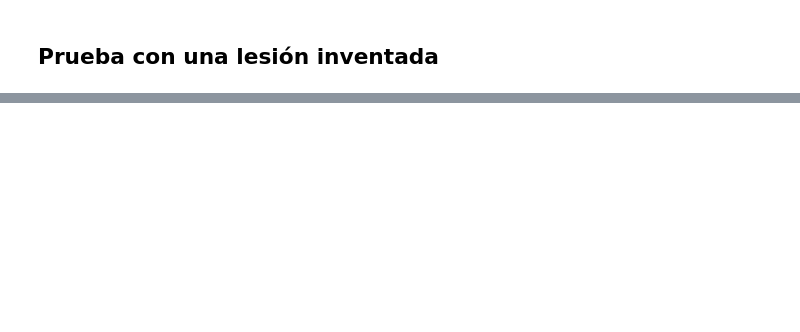
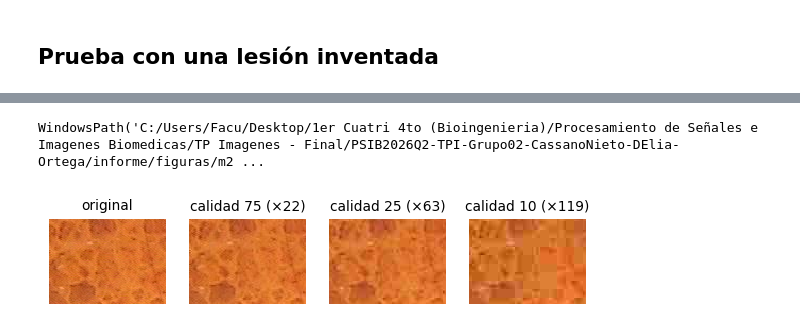
Before and after one commit to facortega/PSIB2026Q2-TPI-Grupo02-CassanoNieto-DElia-Ortega, a Jupyter notebook: modulos/m2_compresion/compresion.ipynb, the cells around one changed output, grey strips where cells are left out. Cells and saved outputs as stored; diff of their text form; code cells hidden in the pictures; blank space fills up the shorter version.

```diff
--- a/modulos/m2_compresion/compresion.ipynb
+++ b/modulos/m2_compresion/compresion.ipynb
@@ -49,0 +169,14 @@ img, info = lesion_de_prueba.generar_lesion(semilla=2)
+# %%
+# Detalle de la red de pigmento (dentro de la lesión) a varias calidades
+caso = carga_de_datos.cargar_caso("IMD200", tabla)
+f, c = np.argwhere(caso.mascara_ref).mean(axis=0).astype(int)
+recorte = (slice(f - 40, f + 40), slice(c - 120, c - 10))      # zona con red de pigmento
+fig, ax = plt.subplots(1, 4)
+graficos.mostrar(ax[0], caso.imagen[recorte], "original")
+for a, q in zip(ax[1:], (75, 25, 10)):
+    rec, n = compresion.comprimir_jpeg(caso.imagen, q)
+    graficos.mostrar(a, rec[recorte], f"calidad {q} (×{compresion.tasa_de_compresion(caso.imagen, n):.0f})")
+graficos.guardar_figura(fig, "m2_detalle")
+# %% [output]
+WindowsPath('C:/Users/Facu/Desktop/1er Cuatri 4to (Bioingenieria)/Procesamiento de Señales e Imagenes Biomedicas/TP Imagenes - Final/PSIB2026Q2-TPI-Grupo02-CassanoNieto-DElia-Ortega/informe/figuras/m2 ...
+[figure, added]
```
Also changed, not shown: parts of 11 cells of this notebook, 4 other files.
